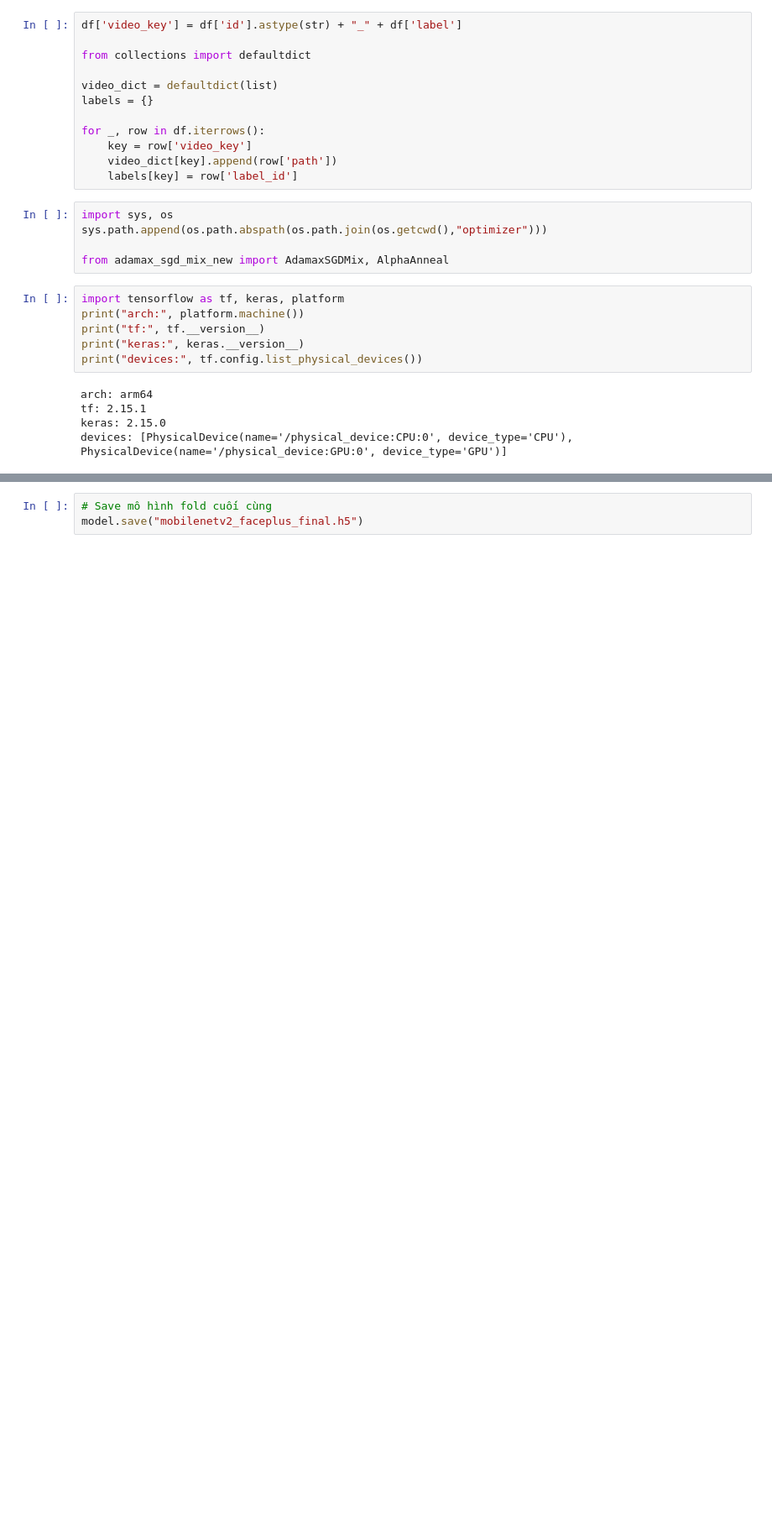
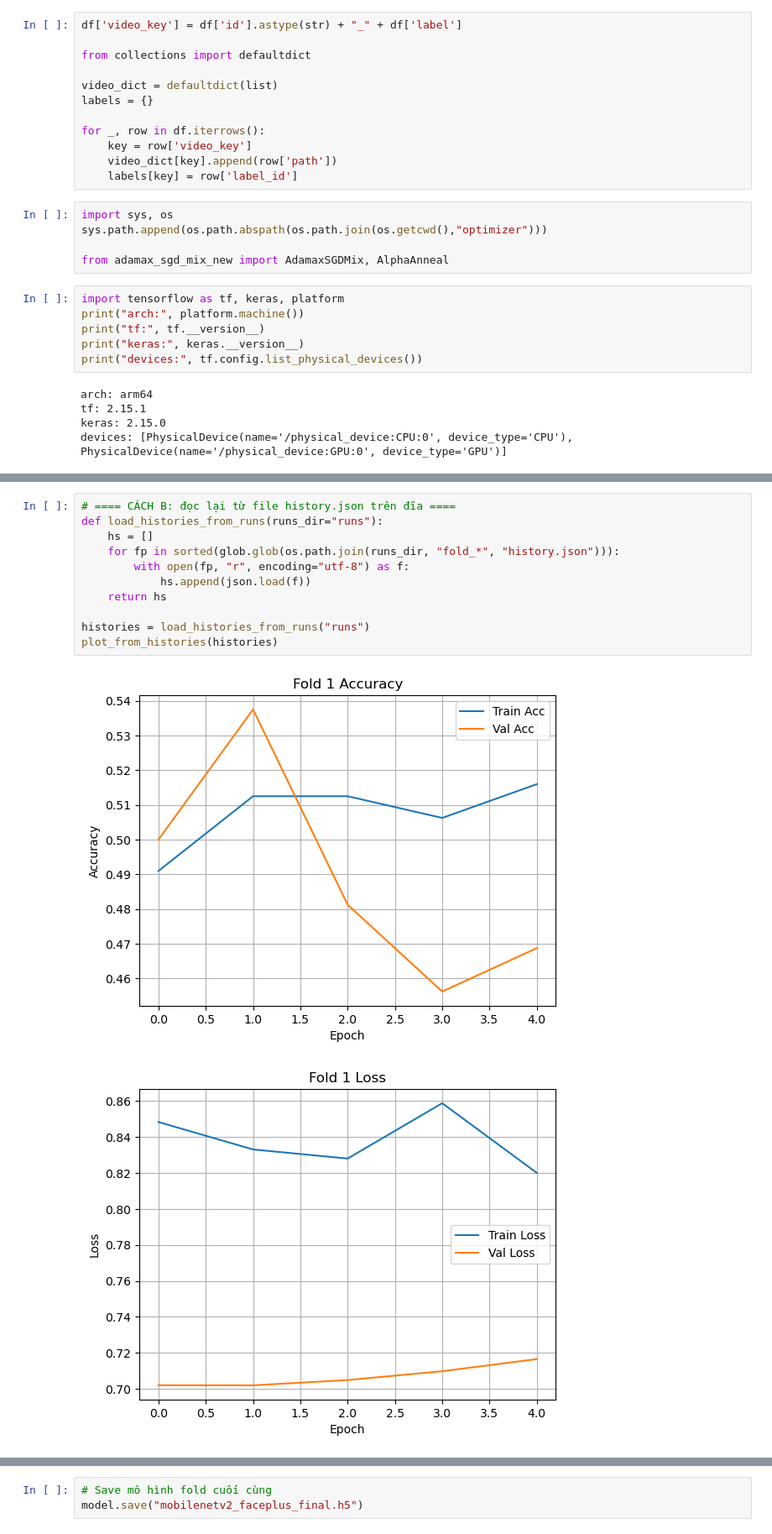
Before and after one commit to nhutminh9799/ai-deepfake-cv-project, a Jupyter notebook: Model/FF_c23/MobileNetLSTM_HMM_KAN_Model/AdamaxSGD/CodeModel.ipynb, the cells around one changed output, grey strips where cells are left out. Shown at 84% size. Saved outputs shown, nothing was run; the diff lists cells and outputs as text; blank space fills up the shorter version.

```diff
--- a/Model/FF_c23/MobileNetLSTM_HMM_KAN_Model/AdamaxSGD/CodeModel.ipynb
+++ b/Model/FF_c23/MobileNetLSTM_HMM_KAN_Model/AdamaxSGD/CodeModel.ipynb
@@ -408,0 +867,14 @@ for i, hist in enumerate(all_histories, 1):
+# %%
+# ==== CÁCH B: đọc lại từ file history.json trên đĩa ====
+def load_histories_from_runs(runs_dir="runs"):
+    hs = []
+    for fp in sorted(glob.glob(os.path.join(runs_dir, "fold_*", "history.json"))):
+        with open(fp, "r", encoding="utf-8") as f:
+            hs.append(json.load(f))
+    return hs
+
+histories = load_histories_from_runs("runs")
+plot_from_histories(histories)
+# %% [output]
+[figure, added]
+[figure, added]
```
Also changed, not shown: parts of 5 cells of this notebook.
